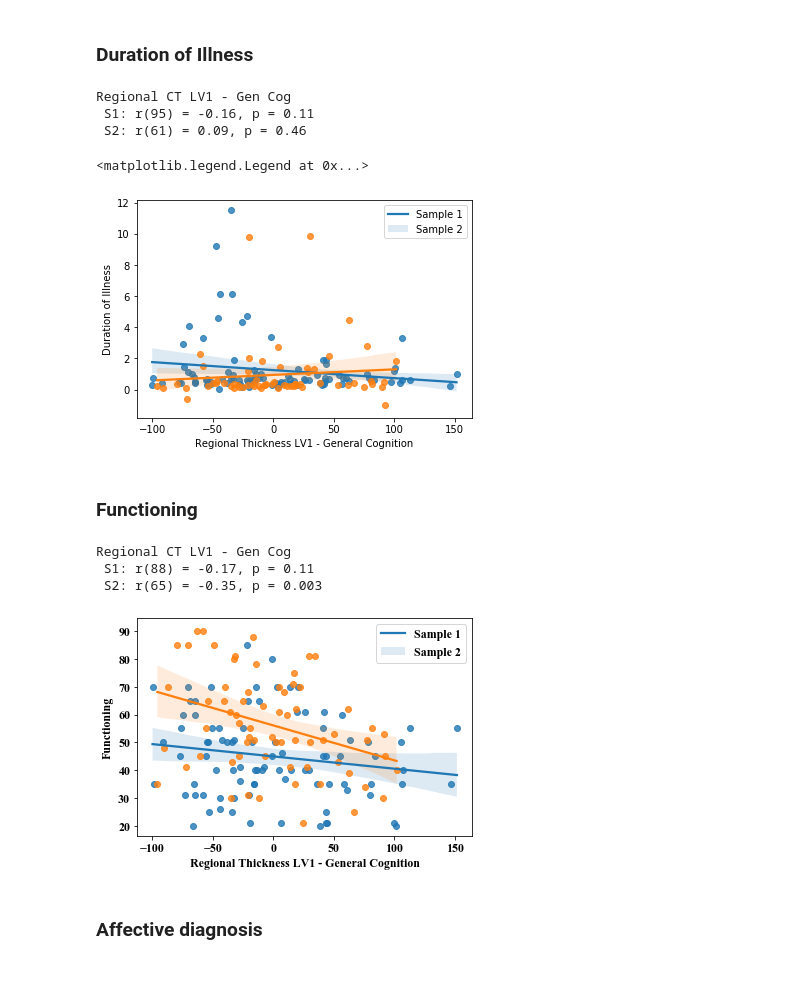
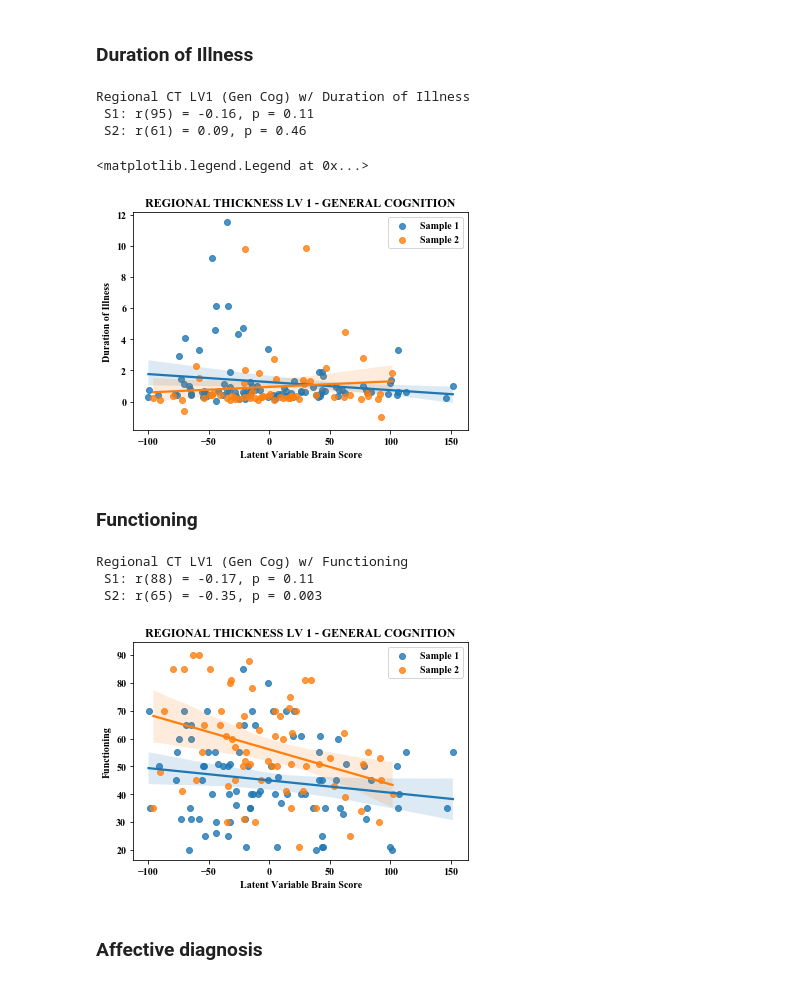
Before and after one commit to katielavigne/GenSpecCTCog, a Jupyter notebook: Gen-Spec_CT-Cog.ipynb, the cells around one changed output. Cells and saved outputs as stored; diff of their text form; code cells hidden in the pictures.

```diff
--- a/Gen-Spec_CT-Cog.ipynb
+++ b/Gen-Spec_CT-Cog.ipynb
@@ -12,6 +15,7 @@ plt.rcParams['font.family'] = 'serif'
 plt.rcParams['font.serif'] = 'Times New Roman'
 plt.rcParams.update({'font.size': 12})
 # %%
+# data prep
 datadir = 'C:/Users/lavig/OneDrive - McGill University/research/publishing/inprep_Lavigne_EurNPP_CTCognition/data/'
-df1 = pd.read_csv('data1_glimfile_pls.csv')
-df2 = pd.read_csv('data2_glimfile_pls.csv')
+df1 = pd.read_csv(datadir + 'data1_glimfile_pls.csv')
+df2 = pd.read_csv(datadir + 'data2_glimfile_pls.csv')
@@ -286,57 +268,59 @@ Regional CT LV1 - Gen Cog
 # %% [markdown]
 ### Duration of Illness
 # %%
-#sample 1
-x=df1.gen_spec1
-y=df1.dur_illness
+# sample 1
+x = df1.specCTcog1
+y = df1.dur_illness
 res1 = stats.pearsonr(x,y)
 sns.regplot(x=x, y=y)
 
-#sample 2
+# sample 2
 df2_dur_ill = df2.dropna(subset=['dur_illness'])
-x=df2_dur_ill.gen_spec1
-y=df2_dur_ill.dur_illness
+x = df2_dur_ill.specCTcog1
+y = df2_dur_ill.dur_illness
 res2 = stats.pearsonr(x,y)
 
-print('Regional CT LV1 - Gen Cog\n S1: r('
+# results
+print('Regional CT LV1 (Gen Cog) w/ Duration of Illness\n S1: r('
       + str(len(df1)-2)
       + ') = '
       + str(round(res1[0],2))
       + ', p = '
       + str(round(res1[1],2))
       + '\n S2: r('
       + str(len(df2_dur_ill)-2)
       + ') = '
       + str(round(res2[0],2))
       + ', p = '
       + str(round(res2[1],2)))
 
 ax = sns.regplot(x=x,y=y)
-ax.set(xlabel='Regional Thickness LV1 - General Cognition', ylabel='Duration of Illness')
-plt.legend(labels=['Sample 1','_','_','Sample 2','_','_'])
+ax.set(ylabel='Duration of Illness', xlabel='Latent Variable Brain Score', title='REGIONAL THICKNESS LV 1 - GENERAL COGNITION')
+plt.legend(labels=['_','_','Sample 1','_','Sample 2','_','_'])
 # %% [output]
-Regional CT LV1 - Gen Cog
+Regional CT LV1 (Gen Cog) w/ Duration of Illness
  S1: r(95) = -0.16, p = 0.11
  S2: r(61) = 0.09, p = 0.46
 <matplotlib.legend.Legend at 0x...>
-[figure, old version]
+[figure, new version]
 # %% [markdown]
 ### Functioning
 # %%
-#sample 1
+# sample 1
 df1_func = df1.dropna(subset=['sofas'])
-x=df1_func.gen_spec1
-y=df1_func.sofas
+x = df1_func.specCTcog1
+y = df1_func.sofas
 res1 = stats.pearsonr(x,y)
 sns.regplot(x=x, y=y)
 
-#sample 2
+# sample 2
 df2_func = df2.dropna(subset=['sofas'])
-x=df2_func.gen_spec1
-y=df2_func.sofas
+x = df2_func.specCTcog1
+y = df2_func.sofas
 res2 = stats.pearsonr(x,y)
 
-print('Regional CT LV1 - Gen Cog\n S1: r('
+# results
+print('Regional CT LV1 (Gen Cog) w/ Functioning\n S1: r('
       + str(len(df1_func)-2)
       + ') = '
       + str(round(res1[0],2))
@@ -349,15 +333,16 @@ print('Regional CT LV1 - Gen Cog\n S1: r('
       + ', p = '
       + str(round(res2[1],3)))
 
+# figure
 ax = sns.regplot(x=x,y=y)
-ax.set(xlabel='Regional Thickness LV1 - General Cognition', ylabel='Functioning')
-plt.legend(labels=['Sample 1','_','_','Sample 2','_','_'])
+ax.set(ylabel='Functioning', xlabel='Latent Variable Brain Score', title='REGIONAL THICKNESS LV 1 - GENERAL COGNITION')
+plt.legend(labels=['_','_','Sample 1','_','Sample 2','_','_'])
 plt.savefig('Figure4.tif', dpi=300)
 # %% [output]
-Regional CT LV1 - Gen Cog
+Regional CT LV1 (Gen Cog) w/ Functioning
  S1: r(88) = -0.17, p = 0.11
  S2: r(65) = -0.35, p = 0.003
-[figure, old version]
+[figure, new version]
 # %% [markdown]
 ### Affective diagnosis
 # %%
```
Also changed, not shown: parts of 51 cells of this notebook.
